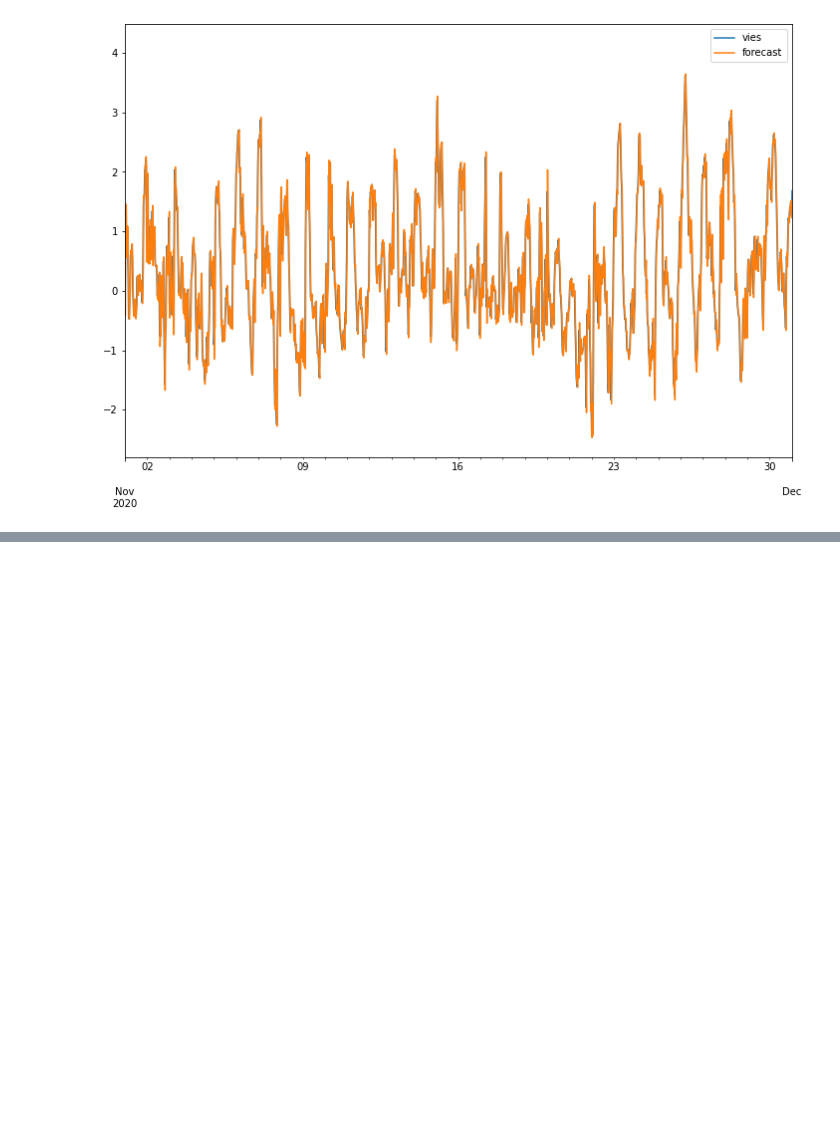
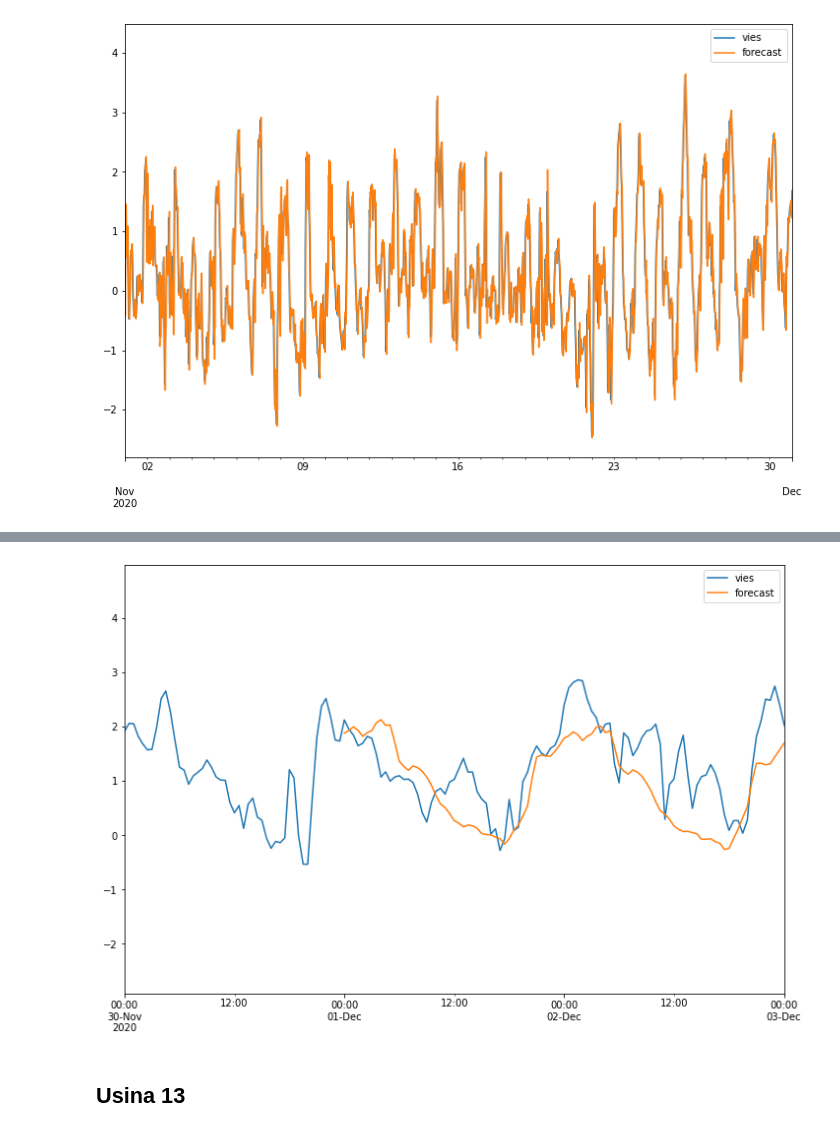
Before and after one commit to silasyl/DatathONS-Time2, a Jupyter notebook: Analise_SARIMAX.ipynb, the cells around one changed output, grey strips where cells are left out. Saved outputs shown, nothing was run; the diff lists cells and outputs as text; code cells hidden in the pictures; blank space fills up the shorter version.

Commit message:
Sarima analysis finished

```diff
--- a/Analise_SARIMAX.ipynb
+++ b/Analise_SARIMAX.ipynb
@@ -520,0 +527,11 @@ plt.show()
+# %%
+df_u3 = data[['U3_Ven_Verif.txt', 'U3_Ven_Prev.txt']]
+# %%
+df_u3.loc[:, 'vies'] = df_u3['U3_Ven_Verif.txt'] - df_u3['U3_Ven_Prev.txt']
+# Substituindo vies NAN pela mediana
+df_u3.loc[:, 'vies'].fillna(df_u3['vies'].median(), inplace=True)
+
+df = df_u3[df_u3.index >= '2020-11-01'][['vies']]
+
+train = df[df.index < '2020-12-01']
+test = df[df.index >= '2020-12-01']
@@ -520,0 +553,12 @@ plt.show()
+# %%
+model_u3 = SARIMAX(train['vies'], order=(1,1,1), seasonal_order=(1,1,1,48))
+model_u3 = model_u3.fit()
+# %%
+df['forecast'] = model_u3.predict(start='2020-12-01', end='2020-12-03', dynamic=True)
+df[['vies','forecast']].plot(figsize=(12,8))
+plt.xlim(['2020-11-30', '2020-12-03'])
+plt.show()
+# %% [output]
+[figure, added]
+# %% [markdown]
+## Usina 13
```
Also changed, not shown: parts of 62 cells of this notebook.
